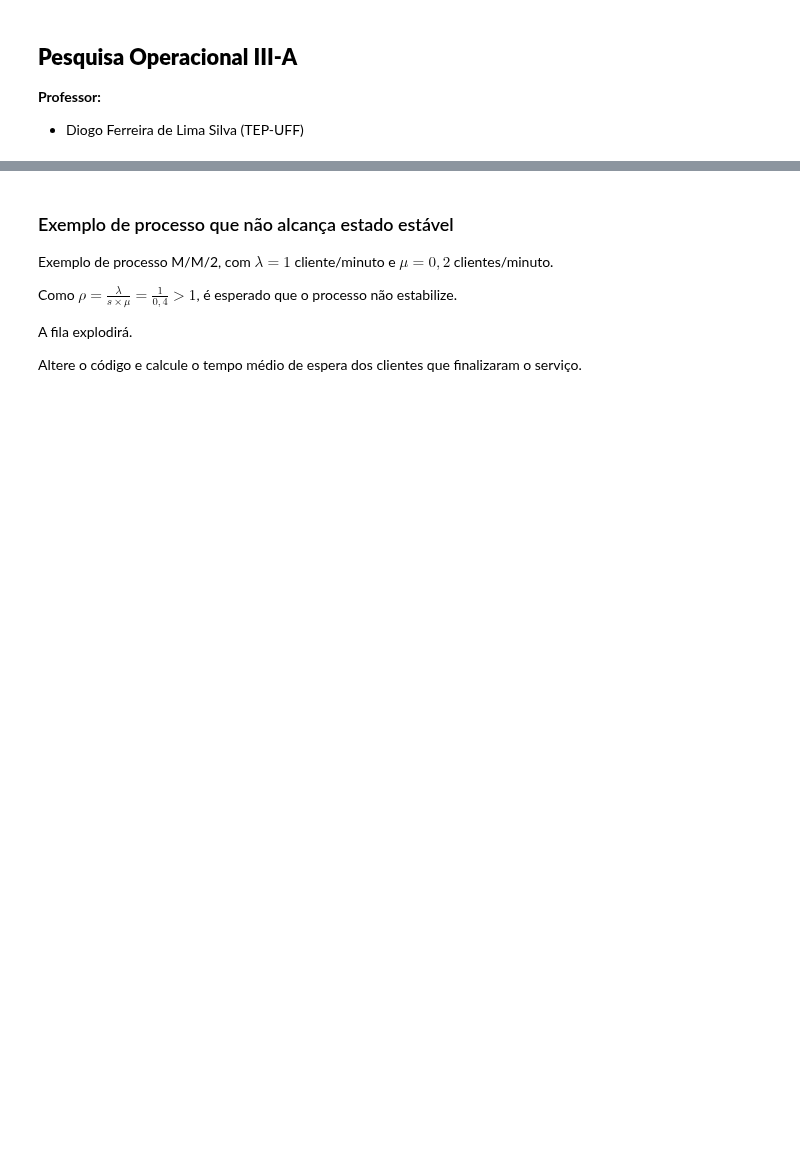
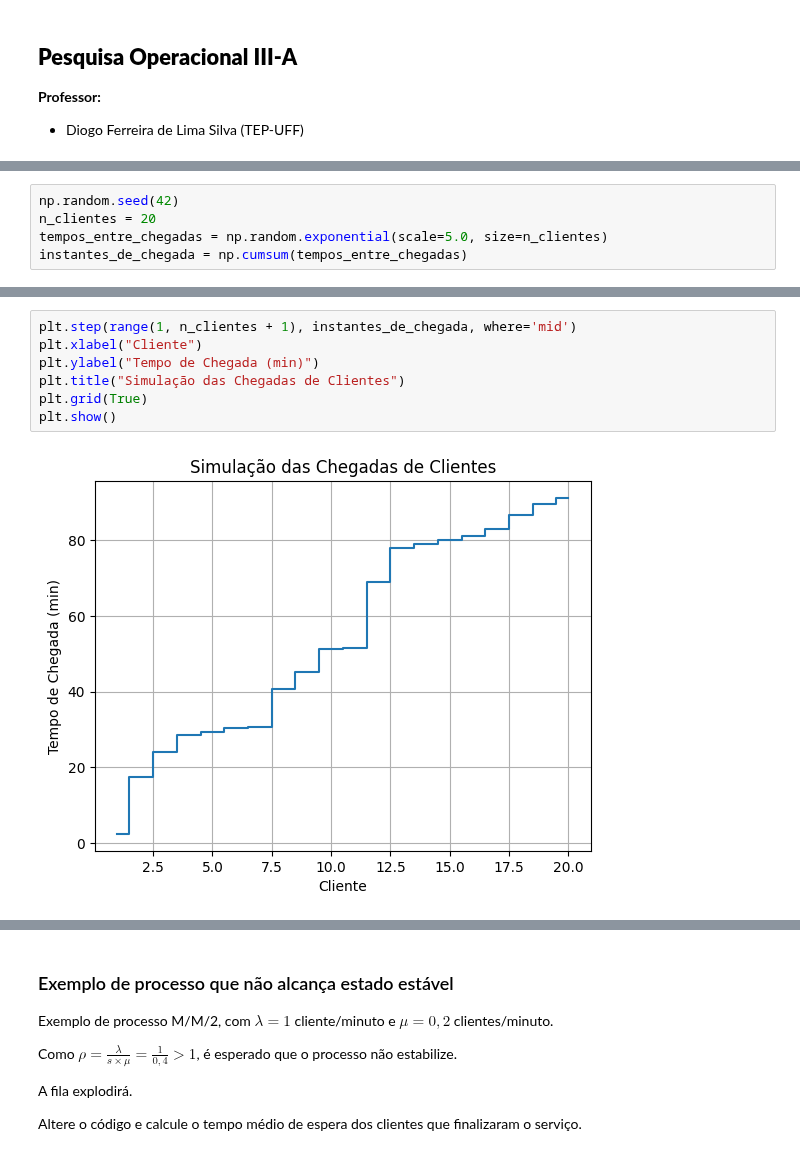
Before and after one commit to diogoflim/Pesquisa-Operacional-III-A, a Jupyter notebook: 13_Filas.ipynb, the cells around one changed output, grey strips where cells are left out. Drawn from its saved outputs; the diff is of its cells as text; blank space fills up the shorter version.

```diff
--- a/13_Filas.ipynb
+++ b/13_Filas.ipynb
@@ -7,0 +16,5 @@
+# %%
+np.random.seed(42)
+n_clientes = 20
+tempos_entre_chegadas = np.random.exponential(scale=5.0, size=n_clientes)
+instantes_de_chegada = np.cumsum(tempos_entre_chegadas)
@@ -7,0 +35,9 @@
+# %%
+plt.step(range(1, n_clientes + 1), instantes_de_chegada, where='mid')
+plt.xlabel("Cliente")
+plt.ylabel("Tempo de Chegada (min)")
+plt.title("Simulação das Chegadas de Clientes")
+plt.grid(True)
+plt.show()
+# %% [output]
+[figure, added]
```
Also changed, not shown: parts of 33 cells of this notebook, 1 other file.
